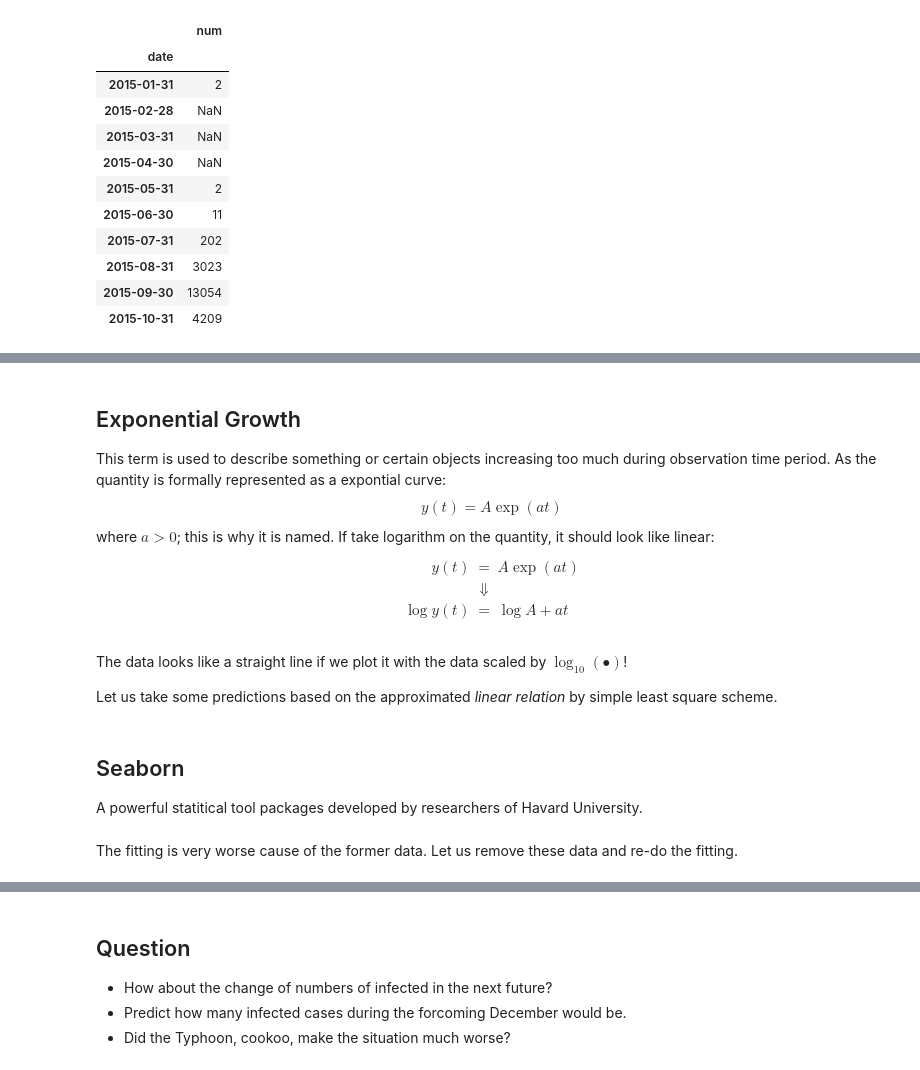
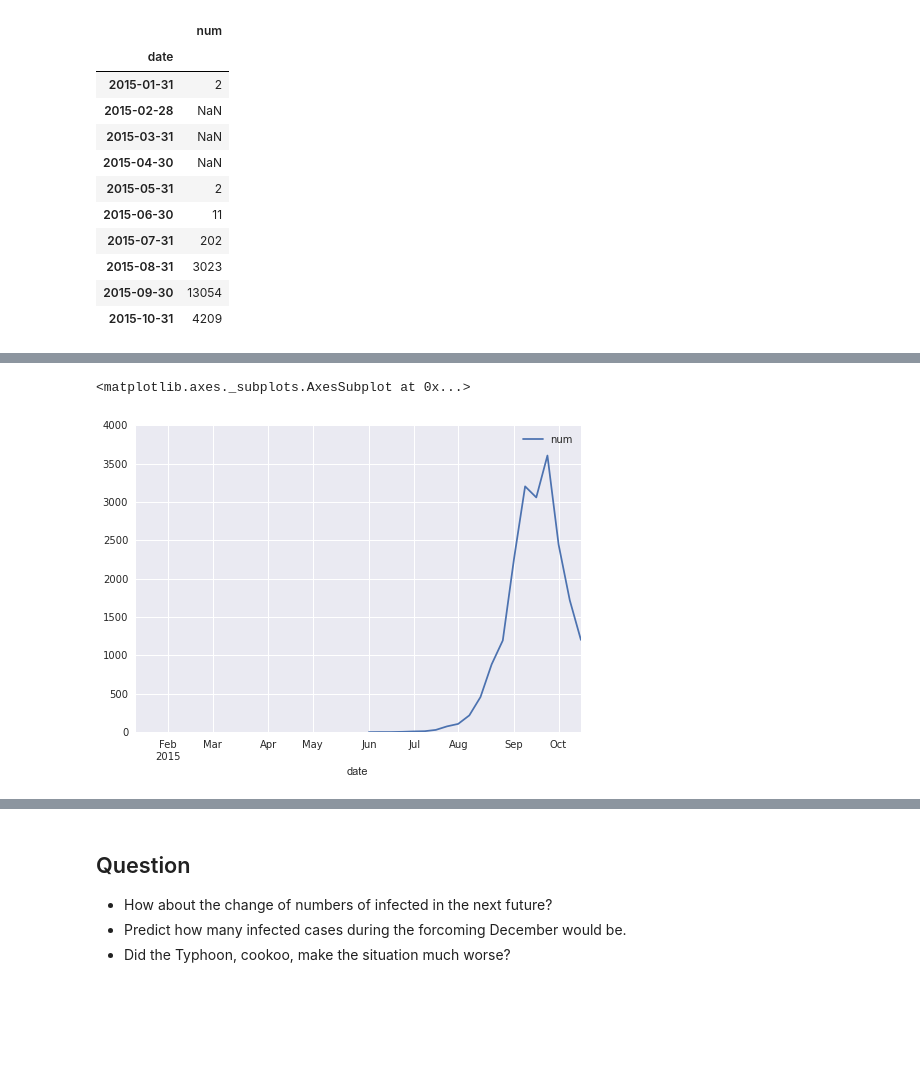
Before and after one commit to cchuang2009/math-2015-2, a Jupyter notebook: 1/maps-1018.ipynb, the cells around one changed output, grey strips where cells are left out. Saved outputs shown, nothing was run; the diff lists cells and outputs as text; code cells hidden in the pictures; blank space fills up the shorter version.

```diff
--- a/1/maps-1018.ipynb
+++ b/1/maps-1018.ipynb
@@ -294,11 +184,0 @@ we have the result.
-# %% [markdown]
-Exponential Growth
----
-This term is used to describe something or certain objects increasing too much during observation time period. As the quantity is formally represented as a expontial curve:
-  $$y(t)=A\exp(a t)$$
-where $a>0$; this is why it is named. If take logarithm on the quantity, it should look like linear:
-\begin{eqnarray}
- y(t)&=&A\exp(a t)\\
-     &\Downarrow&\\
-     \log y(t)&=& \log A+at
-\end{eqnarray}
@@ -308,11 +185,6 @@ cases_plot = np.log10(cases_patterns.resample('W',how=sum)).plot(title="Dengue O
-# %% [markdown]
-The data looks like a straight line if we plot it with the data scaled by $\log_{10}(\bullet)$!
-
-Let us take some predictions based on the approximated *linear relation* by simple least square scheme.
 # %%
-df3=np.log10(cases_patterns.resample('w',how=sum))
-df3.info()
+df3_1018=cases_patterns.resample('w',how=sum)
+df3_1018.plot()
+# %% [output]
+<matplotlib.axes._subplots.AxesSubplot at 0x...>
+[figure, added]
-# %% [markdown]
-Seaborn
----
-A powerful statitical tool packages developed by researchers of Havard University.
@@ -330,2 +190,0 @@ ols(y=df3['num'],x=df3['ind'])
-# %% [markdown]
-The fitting is very worse cause of the former data. Let us remove these data and re-do the fitting.
```
Also changed, not shown: parts of 66 cells of this notebook, 1 other file.
